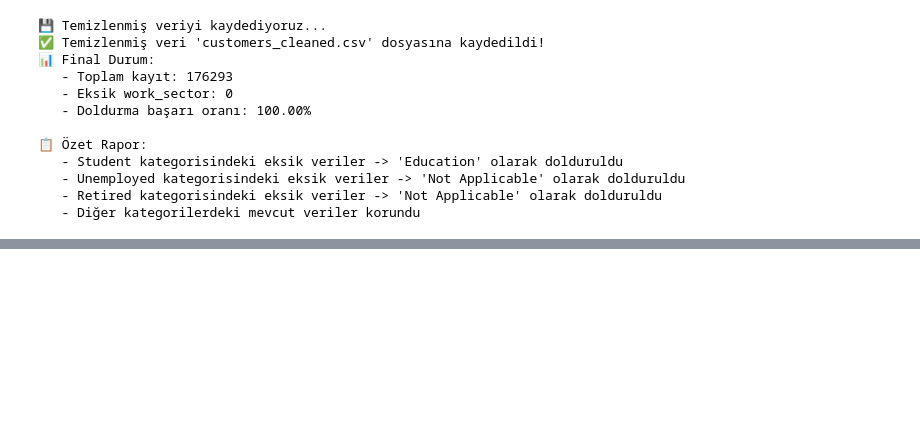
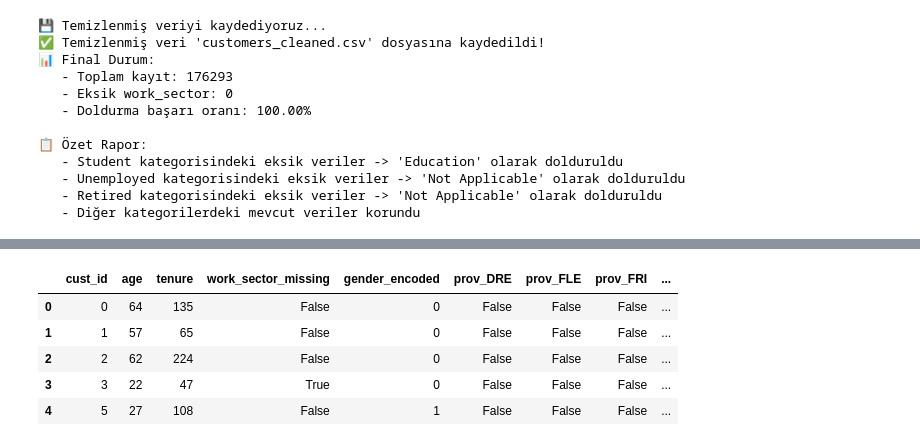
Before and after one commit to erayclk/ingData, a Jupyter notebook: sample.ipynb, the cells around one changed output, grey strips where cells are left out. Drawn from its saved outputs; the diff is of its cells as text; code cells hidden in the pictures; blank space fills up the shorter version.

```diff
--- a/sample.ipynb
+++ b/sample.ipynb
@@ -345,0 +367,7 @@ print(f"   - Diğer kategorilerdeki mevcut veriler korundu")
+# %%
+# One-Hot Encoding örneği
+customers_cleaned = pd.get_dummies(customers_cleaned, columns=['province'], prefix='prov')
+
+# Sonucu kontrol etme
+print(customers_cleaned.filter(like='prov_').head())
+print(f"Toplam kolon sayısı: {len(customers_cleaned.columns)}")
@@ -345,0 +399,2 @@ print(f"   - Diğer kategorilerdeki mevcut veriler korundu")
+# %%
+customers_cleaned = pd.get_dummies(customers_cleaned, columns=['religion'], prefix='rel')
@@ -345,0 +412,13 @@ print(f"   - Diğer kategorilerdeki mevcut veriler korundu")
+# %%
+# Zaman serisinde trendleri yakalamak için ordinal encoding
+worktype_mapping = {
+    'Unemployed': 0,    # En düşük gelir/istihdam
+    'Student': 1,       # Düşük gelir, geçici
+    'Retired': 2,       # Sabit düşük gelir
+    'Part-time': 3,     # Orta gelir
+    'Self-employed': 4, # Değişken orta-yüksek gelir
+    'Full-time': 5      # En yüksek gelir/istikrar
+}
+
+customers_cleaned['work_type_ordinal'] = customers_cleaned['work_type'].map(worktype_mapping)
+customers_cleaned.drop('work_type', axis=1, inplace=True)
@@ -345,0 +438,24 @@ print(f"   - Diğer kategorilerdeki mevcut veriler korundu")
+# %%
+# Benzer sektörleri gruplandırarak
+sector_groups = {
+    'Not Applicable': 'Not_Working',
+    'Education': 'Public_Services',
+    'Public Sector': 'Public_Services',
+    'Healthcare': 'Public_Services',
+    'Retail': 'Services',
+    'Finance': 'Services',
+    'Technology': 'Tech_Industry',
+    'Manufacturing': 'Industrial'
+}
+
+customers_cleaned['sector_grouped'] = customers_cleaned['work_sector'].map(sector_groups)
+customers_cleaned = pd.get_dummies(customers_cleaned, columns=['sector_grouped'], prefix='sector')
+customers_cleaned.drop('work_sector', axis=1, inplace=True)
+customers_cleaned.head()
+# %% [output]
+|  | cust_id | age | tenure | work_sector_missing | gender_encoded | prov_DRE | prov_FLE | prov_FRI | ... |
+| 0 | 0 | 64 | 135 | False | 0 | False | False | False | ... |
+| 1 | 1 | 57 | 65 | False | 0 | False | False | False | ... |
+| 2 | 2 | 62 | 224 | False | 0 | False | False | False | ... |
+| 3 | 3 | 22 | 47 | True | 0 | False | False | False | ... |
+| 4 | 5 | 27 | 108 | False | 1 | False | False | False | ... |
```
Also changed, not shown: parts of 9 cells of this notebook, 14 other files.
